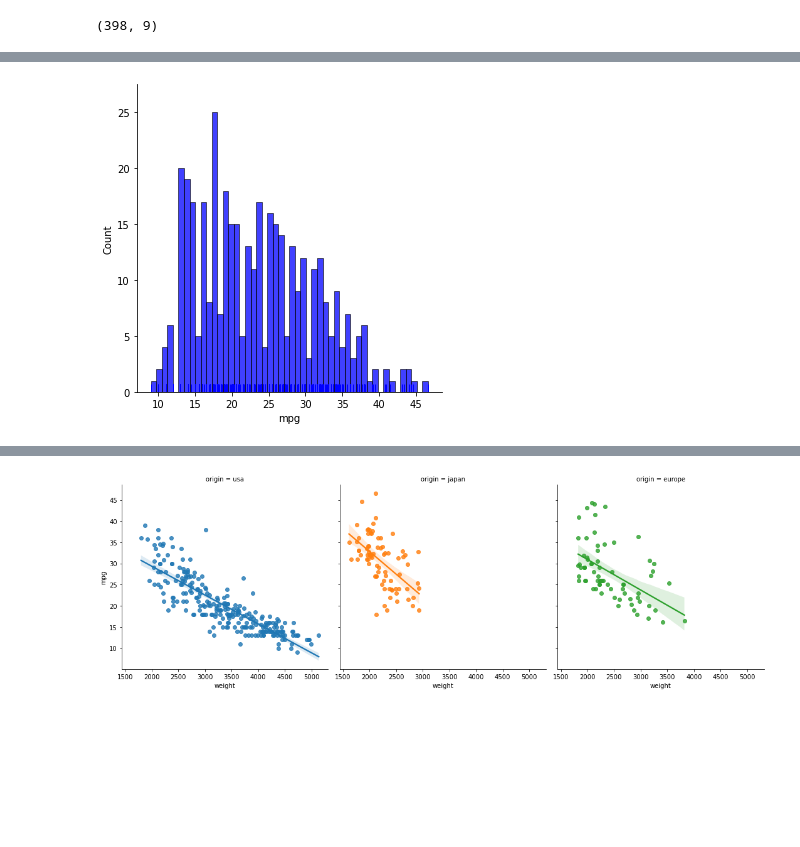
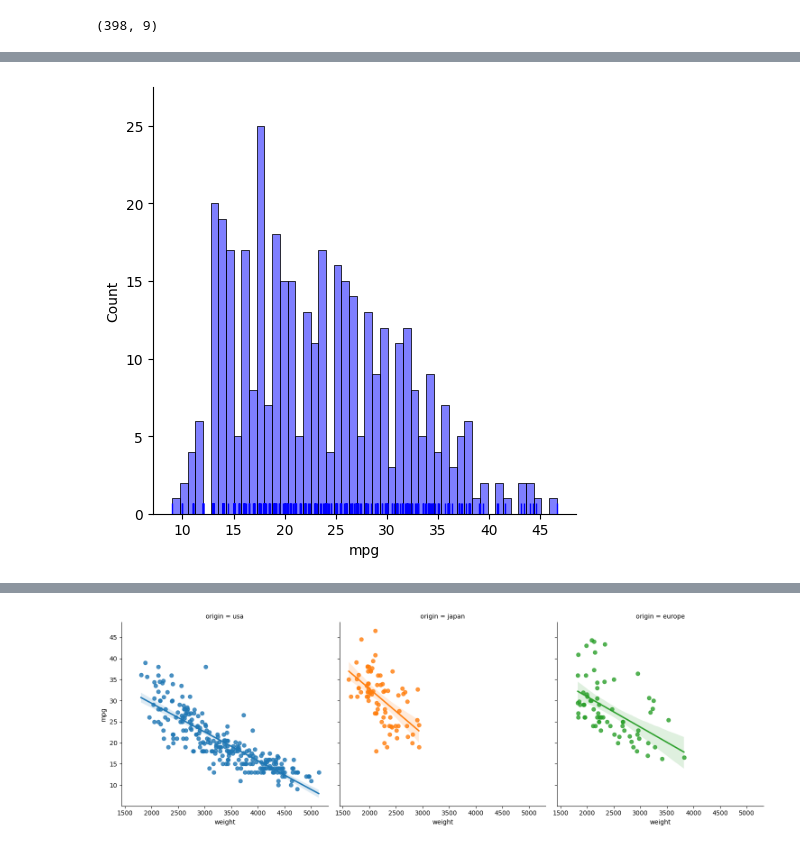
Before and after one commit to socrallacer/IA_DIPLOMA_SAMSUNG, a Jupyter notebook: NUMPY ARRAYS/Unit4_profesor.ipynb, the cells around one changed output, grey strips where cells are left out. Drawn from its saved outputs; the diff is of its cells as text; code cells hidden in the pictures; blank space fills up the shorter version.

```diff
--- a/NUMPY ARRAYS/Unit4_profesor.ipynb
+++ b/NUMPY ARRAYS/Unit4_profesor.ipynb
@@ -322,10 +329,10 @@ plt.show()
 # %%
 # Histogram + RUG
 
-sns.displot(dat.mpg, kde=False, rug=True, bins=50, color='blue')
+sns.displot(dat.mpg, kde=False, rug=True, bins=50, color='blue',alpha=0.5)
 plt.show()
 # %% [output]
-[figure, old version]
+[figure, new version]
 # %%
 # KDE (kernel density estimation)
 
```
Also changed, not shown: parts of 31 cells of this notebook.
